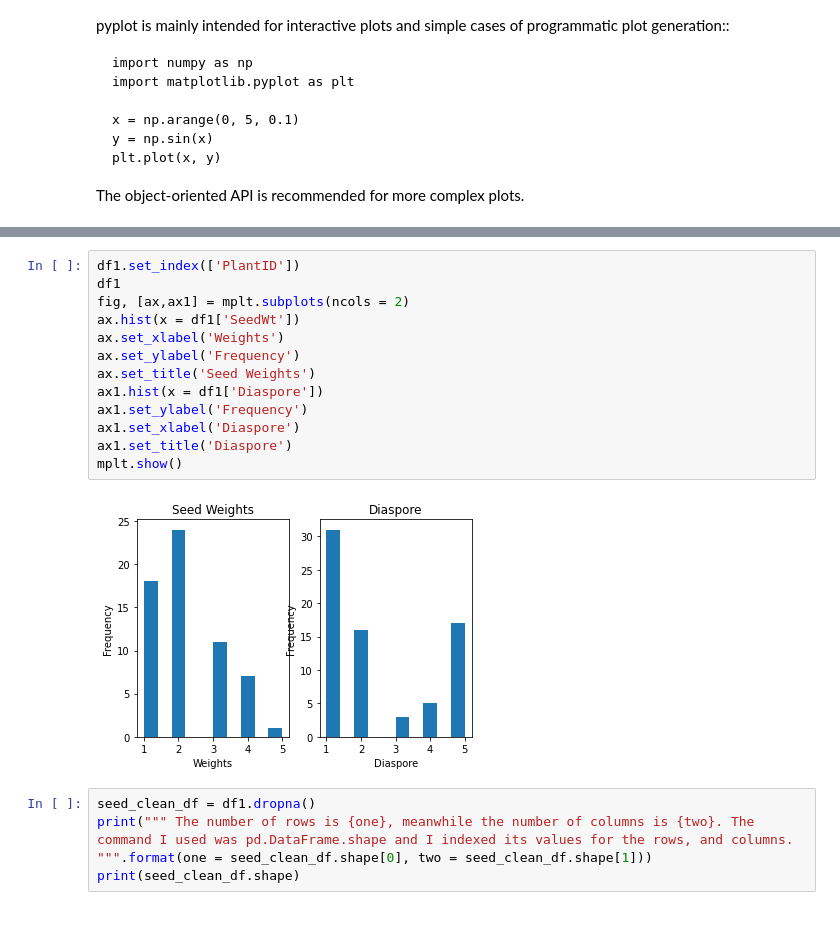
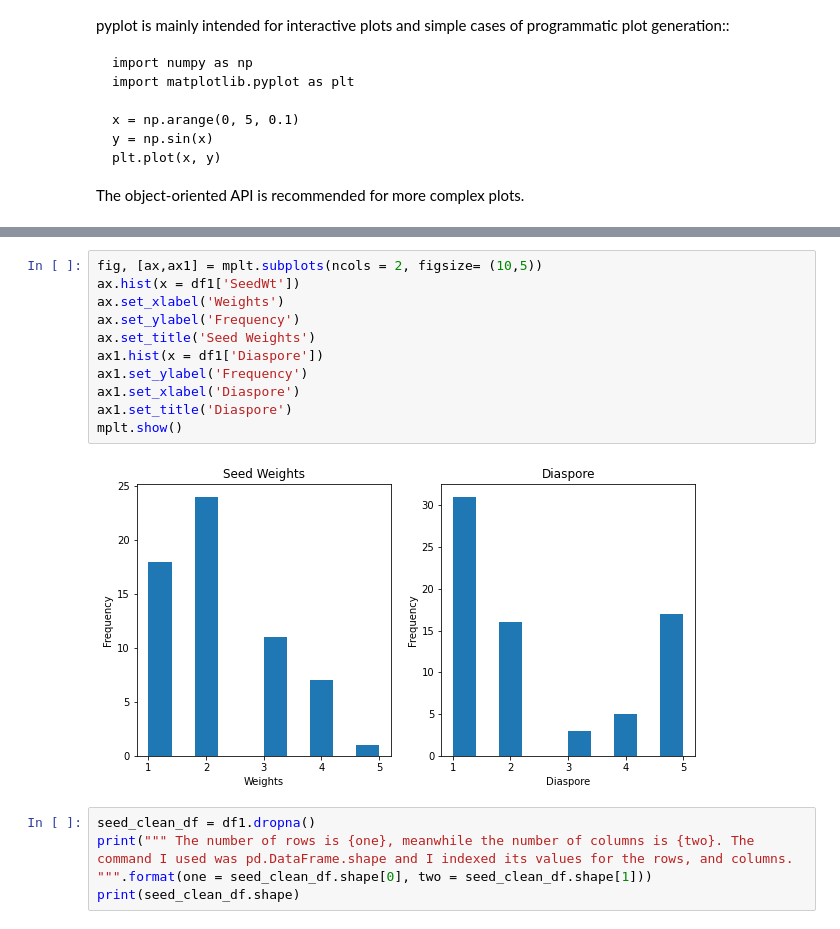
Before and after one commit to FPyC639/Tutorials, a Jupyter notebook: StarterPack.ipynb, the cells around one changed output, grey strips where cells are left out. Saved outputs shown, nothing was run; the diff lists cells and outputs as text.

```diff
--- a/StarterPack.ipynb
+++ b/StarterPack.ipynb
@@ -142,18 +159,16 @@ The object-oriented API is recommended for more complex plots.
 # %%
-df1.set_index(['PlantID'])
-df1
-fig, [ax,ax1] = mplt.subplots(ncols = 2)
+fig, [ax,ax1] = mplt.subplots(ncols = 2, figsize= (10,5))
 ax.hist(x = df1['SeedWt'])
 ax.set_xlabel('Weights')
 ax.set_ylabel('Frequency')
 ax.set_title('Seed Weights')
 ax1.hist(x = df1['Diaspore'])
 ax1.set_ylabel('Frequency')
 ax1.set_xlabel('Diaspore')
 ax1.set_title('Diaspore')
 mplt.show()
 # %% [output]
-[figure, old version]
+[figure, new version]
 # %%
 seed_clean_df = df1.dropna()
 print(""" The number of rows is {one}, meanwhile the number of columns is {two}. The command I used was pd.DataFrame.shape and I indexed its values for the rows, and columns.
```
Also changed, not shown: parts of 5 cells of this notebook.
